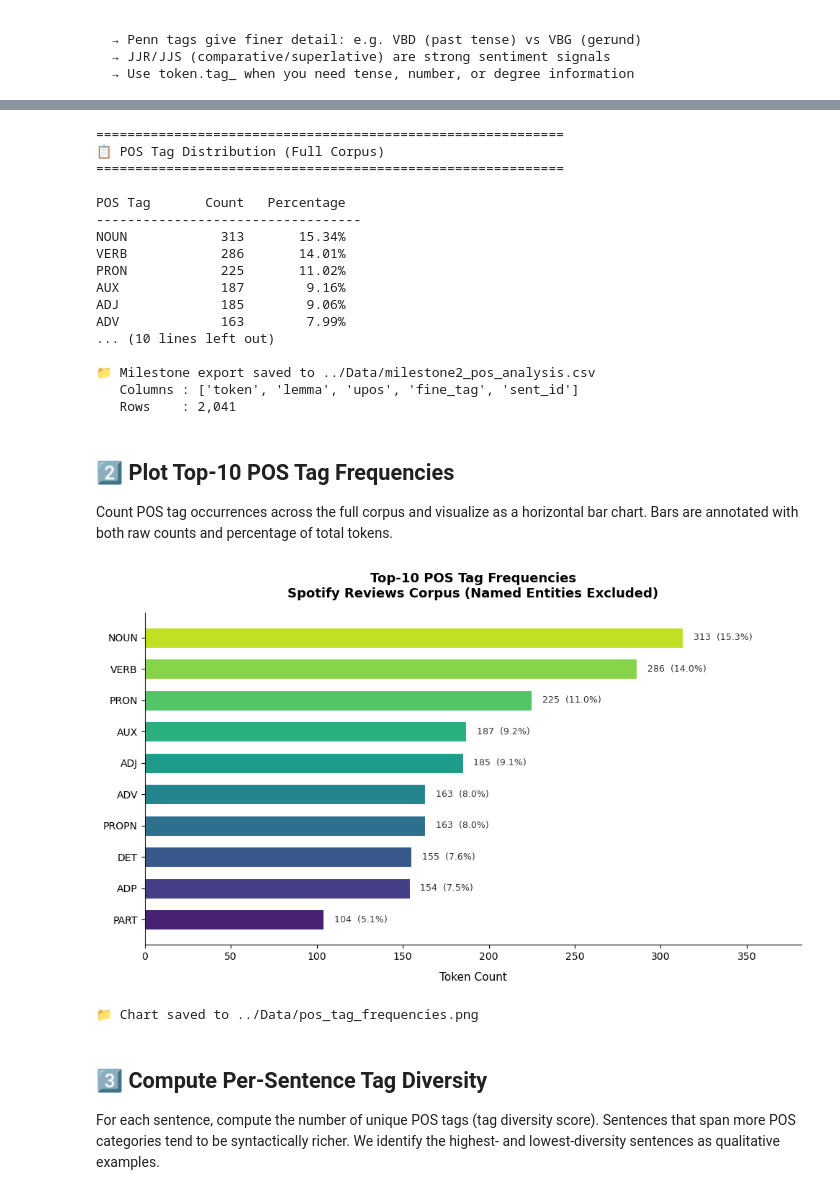
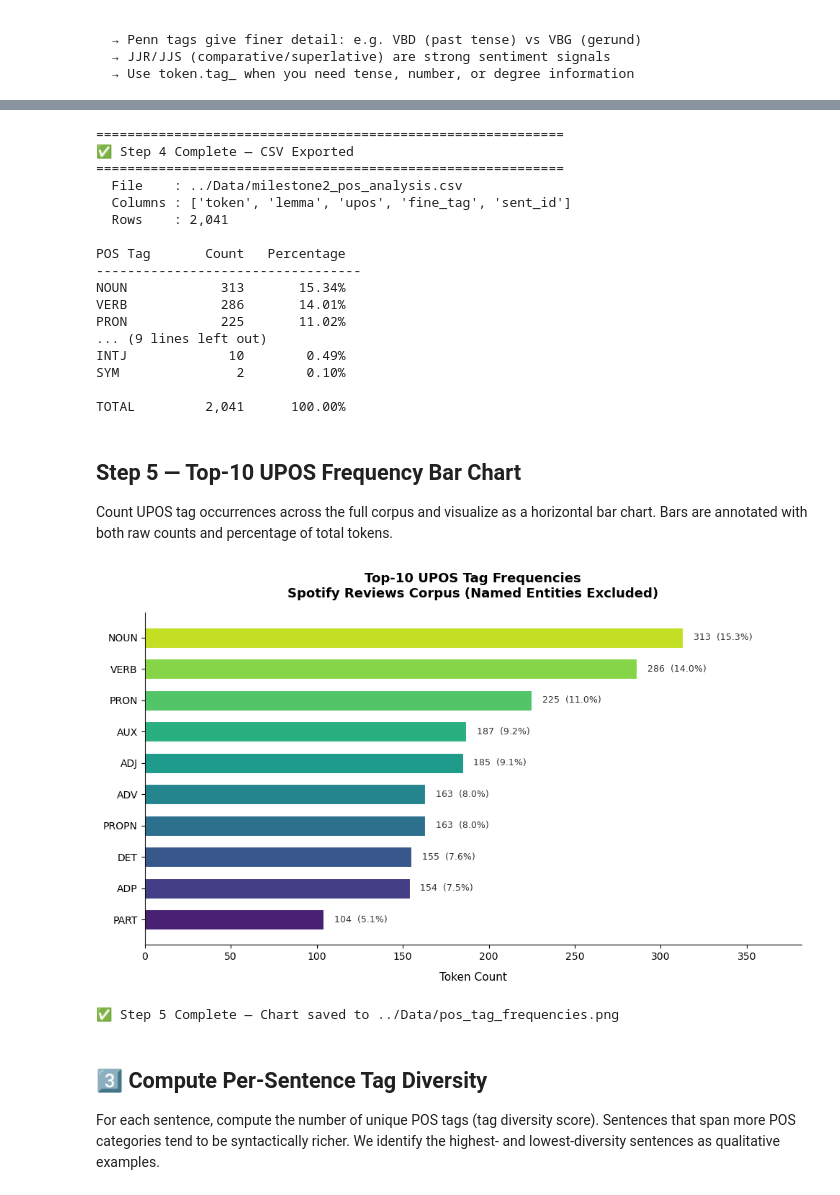
Before and after one commit to Jannik-m12/sentiment_analysis_spofify_reviews, a Jupyter notebook: Notebooks/03_POS_Tagging.ipynb, the cells around one changed output, grey strips where cells are left out. Saved outputs shown, nothing was run; the diff lists cells and outputs as text; code cells hidden in the pictures.

```diff
--- a/Notebooks/03_POS_Tagging.ipynb
+++ b/Notebooks/03_POS_Tagging.ipynb
@@ -240,104 +268,84 @@ suggests suggest  VERB      VBZ        0
 # %%
-# ── Milestone 2 Export — Full Token-Level POS DataFrame ───────────────────────
-# Exports the columns required by the milestone deliverable spec:
-# token | lemma | upos | fine_tag | sent_id
+# ── Step 4: Export CSV (token | lemma | upos | fine_tag | sent_id) ────────────
 
 milestone_cols = ['token', 'lemma', 'upos', 'fine_tag', 'sent_id']
 pos_df[milestone_cols].to_csv('../Data/milestone2_pos_analysis.csv', index=False)
 
 print("=" * 60)
-print("📋 POS Tag Distribution (Full Corpus)")
+print("✅ Step 4 Complete — CSV Exported")
 print("=" * 60)
+print(f"  File    : ../Data/milestone2_pos_analysis.csv")
+print(f"  Columns : {milestone_cols}")
+print(f"  Rows    : {len(pos_df):,}")
 
-tag_counts = pos_df['pos_tag'].value_counts()
-total_tokens = len(pos_df)
-
+# ── Full UPOS distribution for reference ──────────────────────────────────────
 print(f"\n{'POS Tag':<10} {'Count':>8} {'Percentage':>12}")
 print("-" * 34)
+tag_counts   = pos_df['pos_tag'].value_counts()
+total_tokens = len(pos_df)
 for tag, count in tag_counts.items():
     pct = (count / total_tokens) * 100
     print(f"{tag:<10} {count:>8,} {pct:>11.2f}%")
-
 print(f"\n{'TOTAL':<10} {total_tokens:>8,} {'100.00%':>12}")
-print(f"\n📁 Milestone export saved to ../Data/milestone2_pos_analysis.csv")
-print(f"   Columns : {milestone_cols}")
-print(f"   Rows    : {len(pos_df):,}")
 # %% [output]
 ============================================================
-📋 POS Tag Distribution (Full Corpus)
+✅ Step 4 Complete — CSV Exported
 ============================================================
+  File    : ../Data/milestone2_pos_analysis.csv
+  Columns : ['token', 'lemma', 'upos', 'fine_tag', 'sent_id']
+  Rows    : 2,041
 
 POS Tag       Count   Percentage
 ----------------------------------
 NOUN            313       15.34%
 VERB            286       14.01%
 PRON            225       11.02%
-AUX             187        9.16%
-ADJ             185        9.06%
-ADV             163        7.99%
-... (10 lines left out)
+... (9 lines left out)
+INTJ             10        0.49%
+SYM               2        0.10%
 
-📁 Milestone export saved to ../Data/milestone2_pos_analysis.csv
-   Columns : ['token', 'lemma', 'upos', 'fine_tag', 'sent_id']
-   Rows    : 2,041
+TOTAL         2,041      100.00%
 # %% [markdown]
-## 2️⃣ Plot Top-10 POS Tag Frequencies
+## Step 5 — Top-10 UPOS Frequency Bar Chart
 
-Count POS tag occurrences across the full corpus and visualize as a horizontal bar chart. Bars are annotated with both raw counts and percentage of total tokens.
+Count UPOS tag occurrences across the full corpus and visualize as a horizontal bar chart. Bars are annotated with both raw counts and percentage of total tokens.
 # %%
-# ── Top-10 POS Tag Frequency Bar Chart ────────────────────────────────────────
+# ── Step 5: Top-10 UPOS Frequency Bar Chart ───────────────────────────────────
 
-tag_counts = pos_df['pos_tag'].value_counts()
-total_tokens = len(pos_df)
-top10 = tag_counts.head(10)
-
-# ── Build annotation data ──────────────────────────────────────────────────────
+top10      = tag_counts.head(10)
 top10_pcts = (top10 / total_tokens * 100).round(2)
 
 fig, ax = plt.subplots(figsize=(10, 6))
-
-# Color palette
 palette = sns.color_palette("viridis", len(top10))
 bars = ax.barh(
-    top10.index[::-1],
-    top10.values[::-1],
-    color=palette,
-    edgecolor='white',
-    linewidth=0.8,
-    height=0.65,
+    top10.index[::-1], top10.values[::-1],
+    color=palette, edgecolor='white', linewidth=0.8, height=0.65,
 )
 
-# ── Annotate bars ──────────────────────────────────────────────────────────────
 for bar, tag in zip(bars, top10.index[::-1]):
-    count = top10[tag]
-    pct   = top10_pcts[tag]
     ax.text(
         bar.get_width() + total_tokens * 0.003,
         bar.get_y() + bar.get_height() / 2,
-        f"{count:,}  ({pct:.1f}%)",
-        va='center', ha='left',
-        fontsize=9, color='#333333'
+        f"{top10[tag]:,}  ({top10_pcts[tag]:.1f}%)",
+        va='center', ha='left', fontsize=9, color='#333333'
     )
 
-# ── Styling ────────────────────────────────────────────────────────────────────
 ax.set_xlabel("Token Count", fontsize=11, labelpad=10)
 ax.set_title(
-    "Top-10 POS Tag Frequencies\nSpotify Reviews Corpus (Named Entities Excluded)",
+    "Top-10 UPOS Tag Frequencies\nSpotify Reviews Corpus (Named Entities Excluded)",
     fontsize=13, fontweight='bold', pad=15
 )
 ax.xaxis.set_major_formatter(mticker.FuncFormatter(lambda x, _: f"{int(x):,}"))
 ax.spines[['top', 'right']].set_visible(False)
 ax.tick_params(axis='both', labelsize=10)
 ax.set_xlim(0, top10.max() * 1.22)
-
 plt.tight_layout()
 plt.savefig('../Data/pos_tag_frequencies.png', dpi=150, bbox_inches='tight')
 plt.show()
-
-print(f"📁 Chart saved to ../Data/pos_tag_frequencies.png")
+print("✅ Step 5 Complete — Chart saved to ../Data/pos_tag_frequencies.png")
 # %% [output]
-[figure, old version]
+[figure, new version]
-📁 Chart saved to ../Data/pos_tag_frequencies.png
+✅ Step 5 Complete — Chart saved to ../Data/pos_tag_frequencies.png
 # %% [markdown]
 ## 3️⃣ Compute Per-Sentence Tag Diversity
 
```
Also changed, not shown: parts of 13 cells of this notebook.
